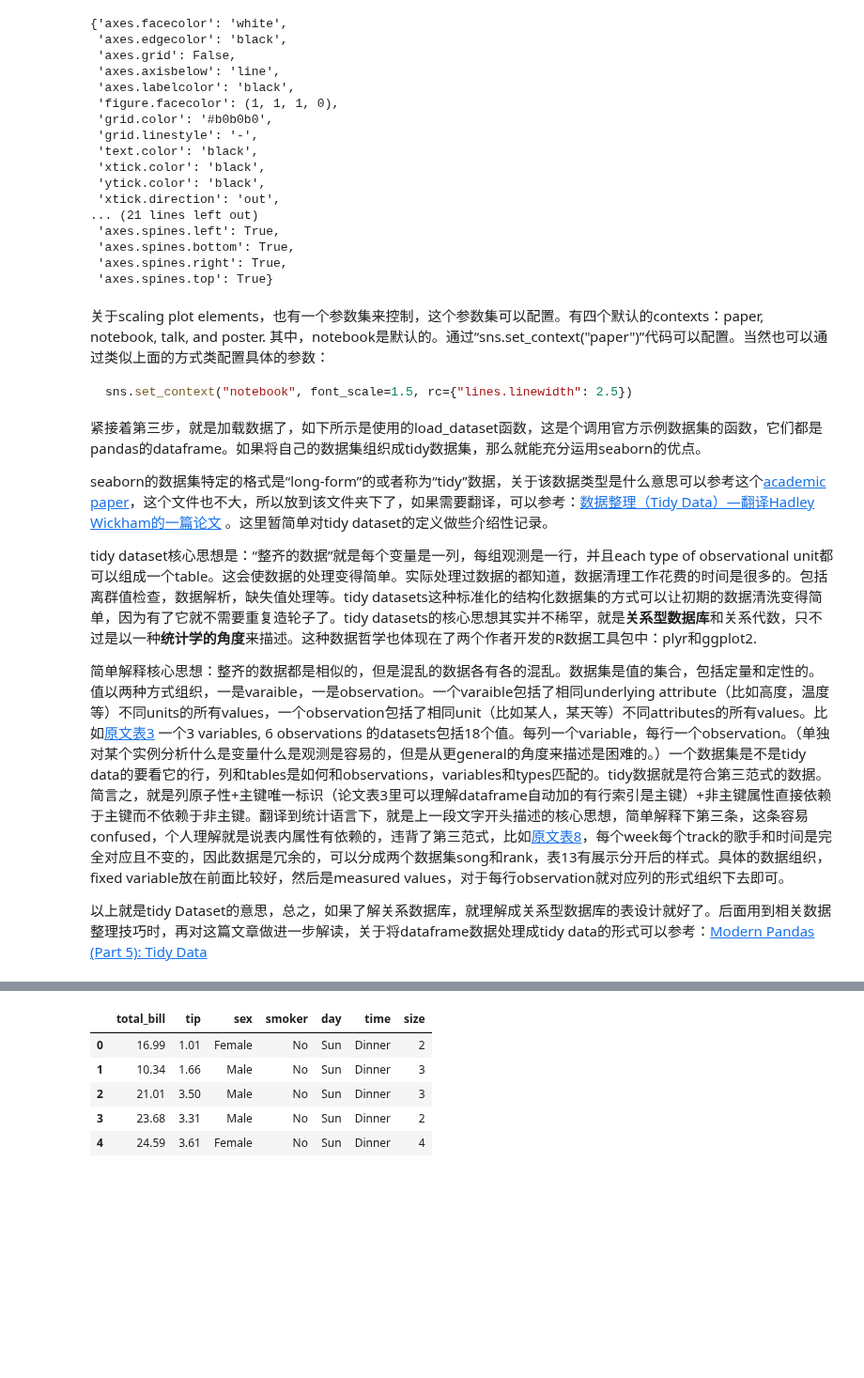
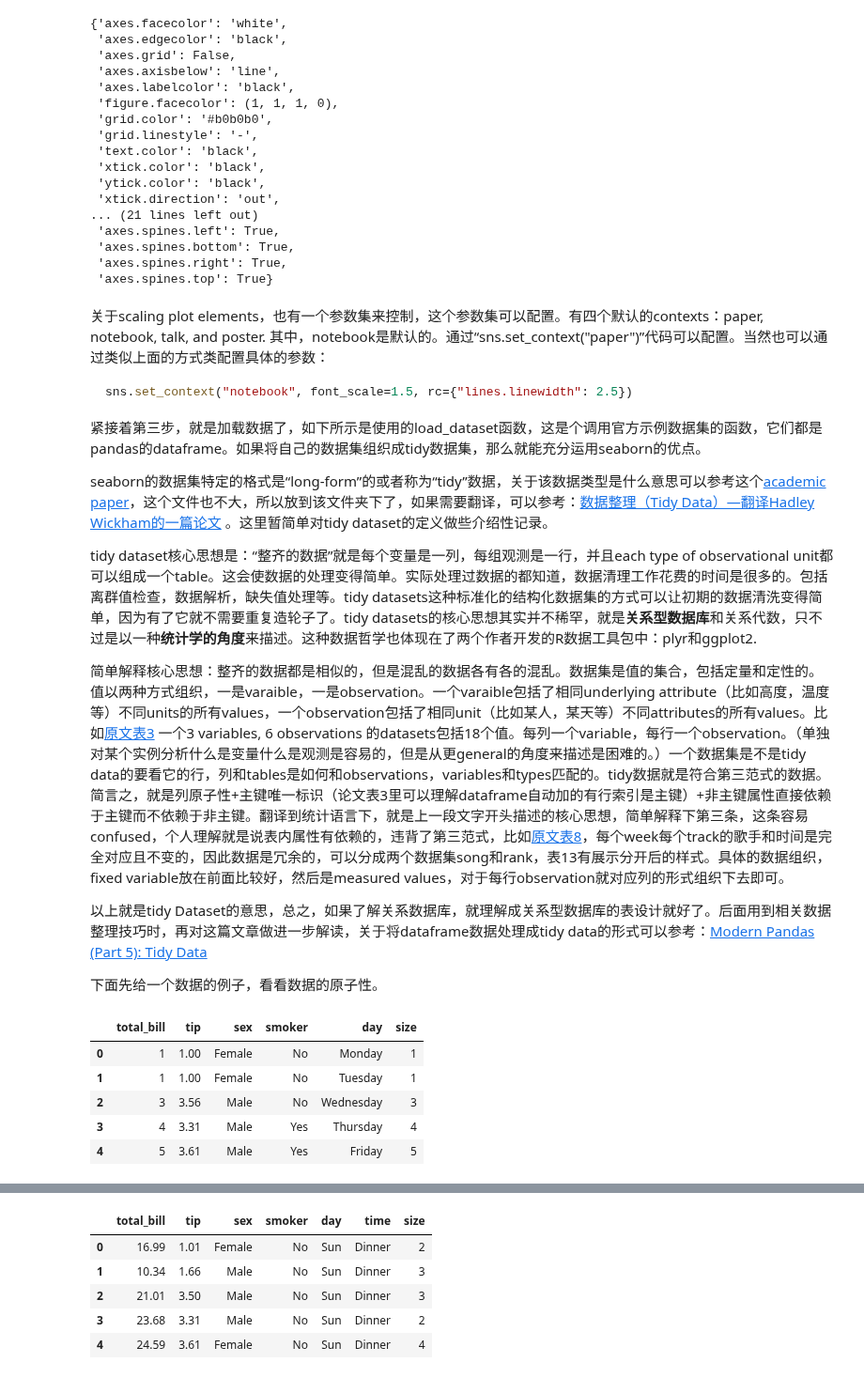
Before and after one commit to iHeadWater/hydrus, a Jupyter notebook: 3-basic-pyviz/seaborn/seaborn.ipynb, the cells around one changed output, grey strips where cells are left out. Shown at 94% size. Drawn from its saved outputs; the diff is of its cells as text; code cells hidden in the pictures; blank space fills up the shorter version.

```diff
--- a/3-basic-pyviz/seaborn/seaborn.ipynb
+++ b/3-basic-pyviz/seaborn/seaborn.ipynb
@@ -88,3 +88,17 @@ tidy dataset核心思想是：“整齐的数据”就是每个变量是一列
 简单解释核心思想：整齐的数据都是相似的，但是混乱的数据各有各的混乱。数据集是值的集合，包括定量和定性的。值以两种方式组织，一是varaible，一是observation。一个varaible包括了相同underlying attribute（比如高度，温度等）不同units的所有values，一个observation包括了相同unit（比如某人，某天等）不同attributes的所有values。比如[原文表3](v59i10.pdf) 一个3 variables, 6 observations 的datasets包括18个值。每列一个variable，每行一个observation。（单独对某个实例分析什么是变量什么是观测是容易的，但是从更general的角度来描述是困难的。）一个数据集是不是tidy data的要看它的行，列和tables是如何和observations，variables和types匹配的。tidy数据就是符合第三范式的数据。简言之，就是列原子性+主键唯一标识（论文表3里可以理解dataframe自动加的有行索引是主键）+非主键属性直接依赖于主键而不依赖于非主键。翻译到统计语言下，就是上一段文字开头描述的核心思想，简单解释下第三条，这条容易confused，个人理解就是说表内属性有依赖的，违背了第三范式，比如[原文表8](v59i10.pdf)，每个week每个track的歌手和时间是完全对应且不变的，因此数据是冗余的，可以分成两个数据集song和rank，表13有展示分开后的样式。具体的数据组织，fixed variable放在前面比较好，然后是measured values，对于每行observation就对应列的形式组织下去即可。
 
 以上就是tidy Dataset的意思，总之，如果了解关系数据库，就理解成关系型数据库的表设计就好了。后面用到相关数据整理技巧时，再对这篇文章做进一步解读，关于将dataframe数据处理成tidy data的形式可以参考：[Modern Pandas (Part 5): Tidy Data](https://tomaugspurger.github.io/modern-5-tidy.html)
+
+下面先给一个数据的例子，看看数据的原子性。
+# %%
+import pandas as pd
+df = pd.DataFrame({'total_bill': [1, 1, 3, 4, 5], 'tip': [1, 1, 3.56, 3.31, 3.61], 'sex': ["Female", "Female", "Male","Male","Male"], 'smoker':["No", "No", "No", "Yes", "Yes"],
+                   "day":["Monday", "Tuesday","Wednesday","Thursday", "Friday"], "size":[1, 1, 3, 4, 5]})
+df
+# %% [output]
+|  | total_bill | tip | sex | smoker | day | size |
+| 0 | 1 | 1.00 | Female | No | Monday | 1 |
+| 1 | 1 | 1.00 | Female | No | Tuesday | 1 |
+| 2 | 3 | 3.56 | Male | No | Wednesday | 3 |
+| 3 | 4 | 3.31 | Male | Yes | Thursday | 4 |
+| 4 | 5 | 3.61 | Male | Yes | Friday | 5 |
```
Also changed, not shown: parts of 2 cells of this notebook, 3 other files.
